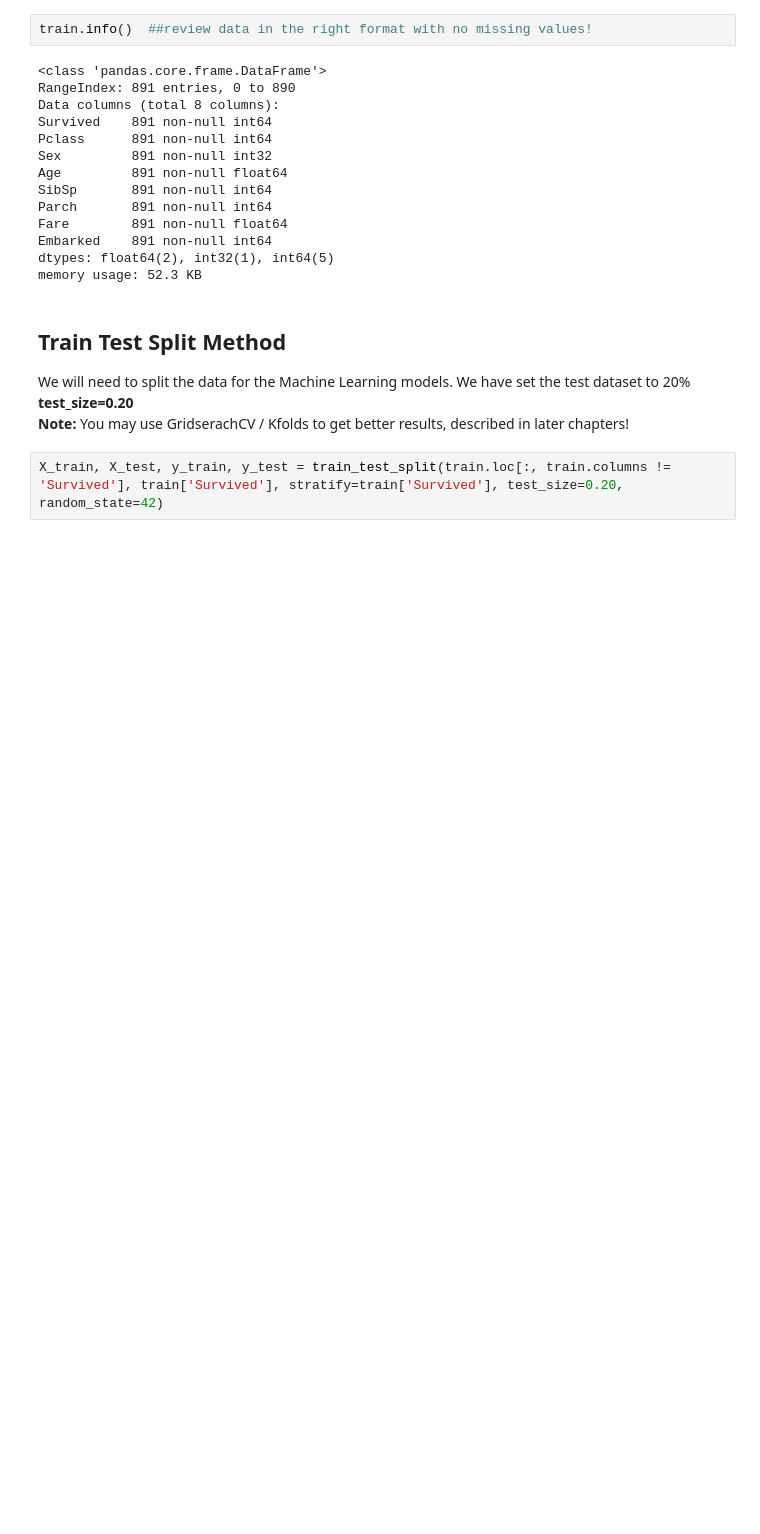
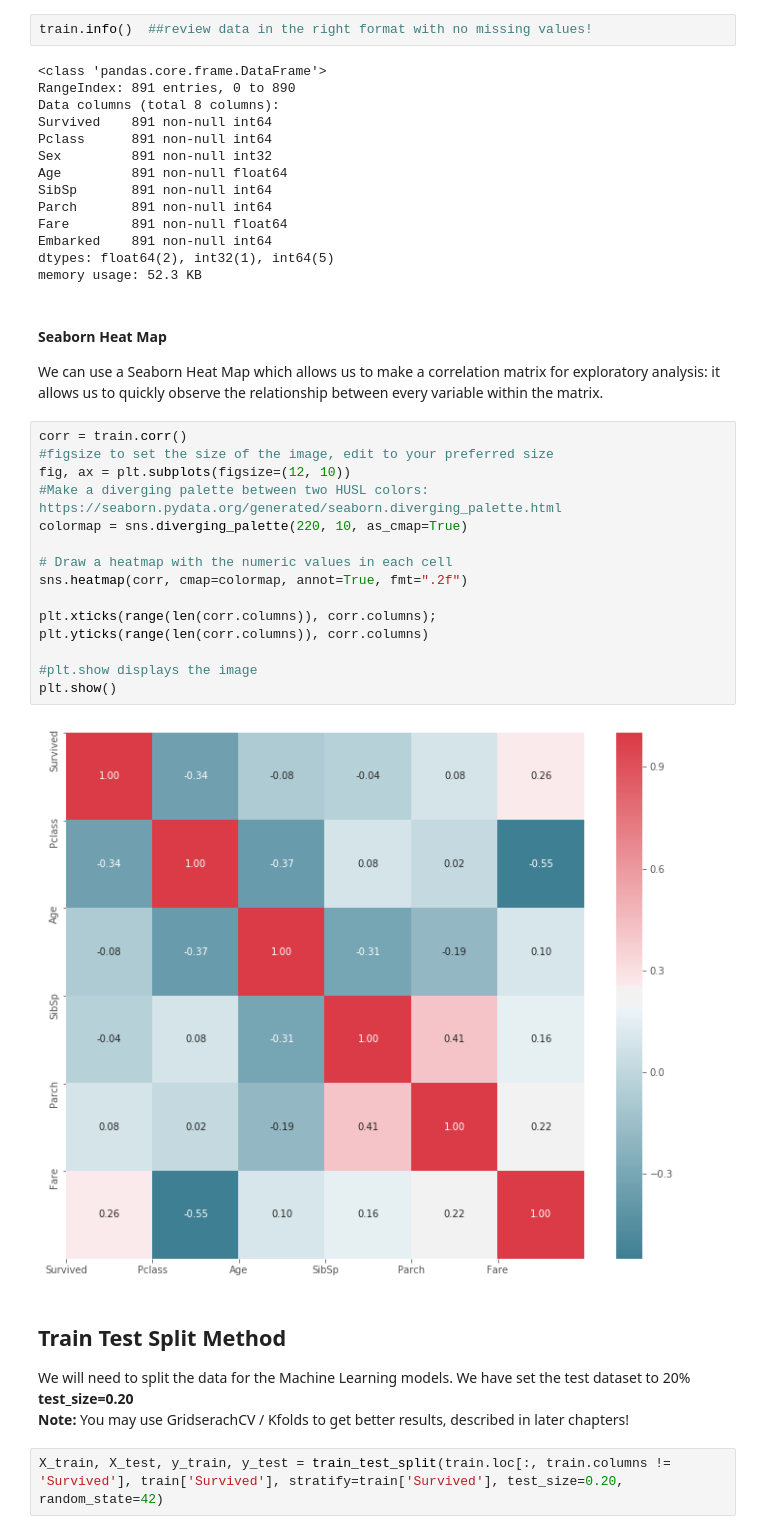
Before and after one commit to tullshaun/MachineLearning, a Jupyter notebook: TitanicData/Titanic-Part Solution.ipynb, the cells around one changed output. Cells and saved outputs as stored; diff of their text form; blank space fills up the shorter version.

```diff
--- a/TitanicData/Titanic-Part Solution.ipynb
+++ b/TitanicData/Titanic-Part Solution.ipynb
@@ -349,6 +351,26 @@ Fare        891 non-null float64
 Embarked    891 non-null int64
 dtypes: float64(2), int32(1), int64(5)
 memory usage: 52.3 KB
+# %% [markdown]
+#### Seaborn Heat Map
+We can use a Seaborn Heat Map which allows us to make a correlation matrix for exploratory analysis: it allows us to quickly observe the relationship between every variable within the matrix.
+# %%
+corr = train.corr()
+#figsize to set the size of the image, edit to your preferred size
+fig, ax = plt.subplots(figsize=(12, 10))
+#Make a diverging palette between two HUSL colors: https://seaborn.pydata.org/generated/seaborn.diverging_palette.html
+colormap = sns.diverging_palette(220, 10, as_cmap=True)
+
+# Draw a heatmap with the numeric values in each cell
+sns.heatmap(corr, cmap=colormap, annot=True, fmt=".2f")
+
+plt.xticks(range(len(corr.columns)), corr.columns);
+plt.yticks(range(len(corr.columns)), corr.columns)
+
+#plt.show displays the image
+plt.show()
+# %% [output]
+[figure, added]
 # %% [markdown]
 ## Train Test Split Method
 We will need to split the data for the Machine Learning models. We have set the test dataset to 20% **test_size=0.20** <br>
```
Also changed, not shown: parts of 6 cells of this notebook.
